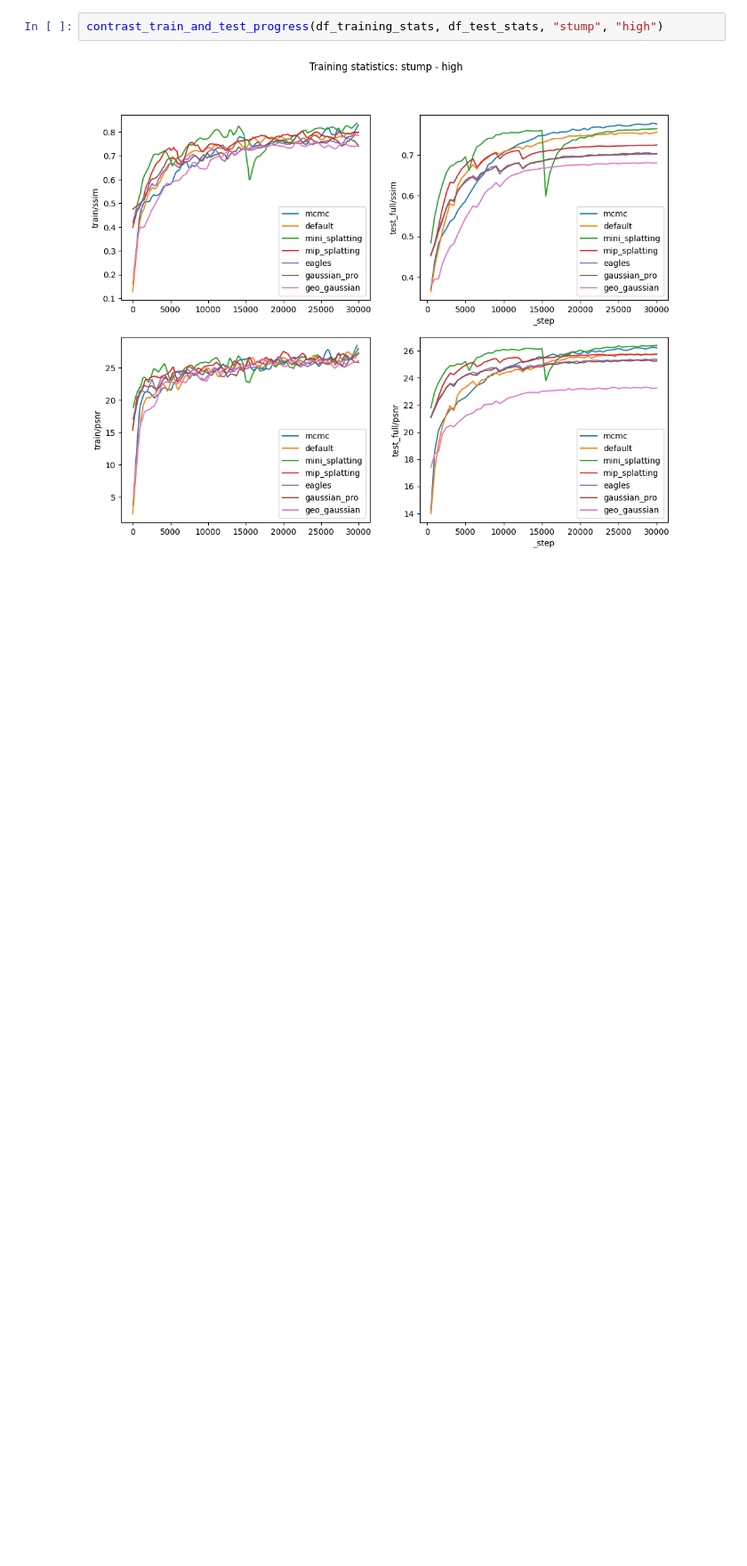
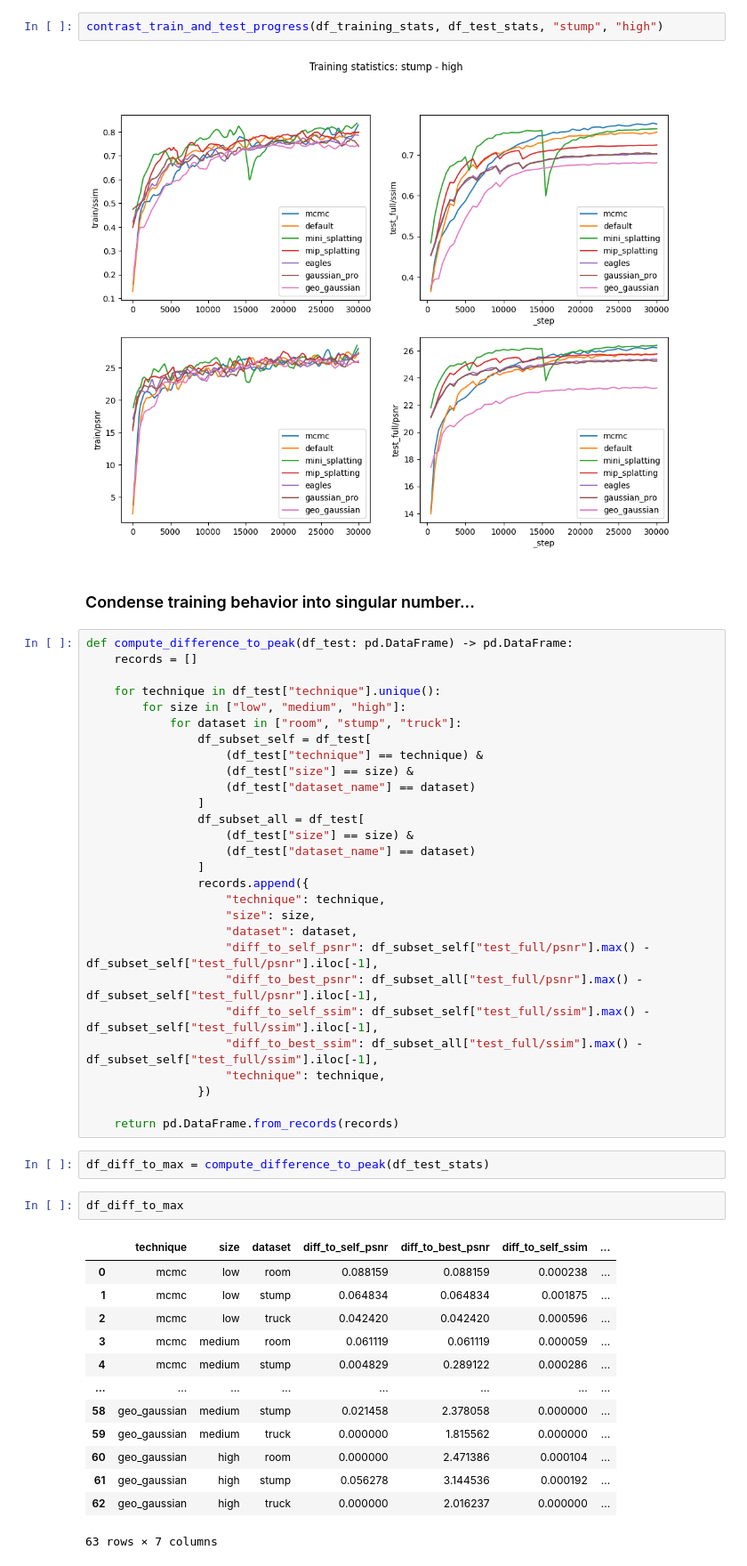
Before and after one commit to PaulErpen/wandb-data-analysis, a Jupyter notebook: wandb-data-analysis.ipynb, the cells around one changed output. Shown at 89% size. Saved outputs shown, nothing was run; the diff lists cells and outputs as text; blank space fills up the shorter version.

```diff
--- a/wandb-data-analysis.ipynb
+++ b/wandb-data-analysis.ipynb
@@ -278,3 +278,51 @@ contrast_train_and_test_progress(df_training_stats, df_test_stats, "stump", "med
 contrast_train_and_test_progress(df_training_stats, df_test_stats, "stump", "high")
 # %% [output]
 [figure]
+# %% [markdown]
+### Condense training behavior into singular number...
+# %%
+def compute_difference_to_peak(df_test: pd.DataFrame) -> pd.DataFrame:
+    records = []
+
+    for technique in df_test["technique"].unique():
+        for size in ["low", "medium", "high"]:
+            for dataset in ["room", "stump", "truck"]:
+                df_subset_self = df_test[
+                    (df_test["technique"] == technique) &
+                    (df_test["size"] == size) &
+                    (df_test["dataset_name"] == dataset)
+                ]
+                df_subset_all = df_test[
+                    (df_test["size"] == size) &
+                    (df_test["dataset_name"] == dataset)
+                ]
+                records.append({
+                    "technique": technique,
+                    "size": size,
+                    "dataset": dataset,
+                    "diff_to_self_psnr": df_subset_self["test_full/psnr"].max() - df_subset_self["test_full/psnr"].iloc[-1],
+                    "diff_to_best_psnr": df_subset_all["test_full/psnr"].max() - df_subset_self["test_full/psnr"].iloc[-1],
+                    "diff_to_self_ssim": df_subset_self["test_full/ssim"].max() - df_subset_self["test_full/ssim"].iloc[-1],
+                    "diff_to_best_ssim": df_subset_all["test_full/ssim"].max() - df_subset_self["test_full/ssim"].iloc[-1],
+                    "technique": technique,
+                })
+
+    return pd.DataFrame.from_records(records)
+# %%
+df_diff_to_max = compute_difference_to_peak(df_test_stats)
+# %%
+df_diff_to_max
+# %% [output]
+|  | technique | size | dataset | diff_to_self_psnr | diff_to_best_psnr | diff_to_self_ssim | ... |
+| 0 | mcmc | low | room | 0.088159 | 0.088159 | 0.000238 | ... |
+| 1 | mcmc | low | stump | 0.064834 | 0.064834 | 0.001875 | ... |
+| 2 | mcmc | low | truck | 0.042420 | 0.042420 | 0.000596 | ... |
+| 3 | mcmc | medium | room | 0.061119 | 0.061119 | 0.000059 | ... |
+| 4 | mcmc | medium | stump | 0.004829 | 0.289122 | 0.000286 | ... |
+| ... | ... | ... | ... | ... | ... | ... | ... |
+| 58 | geo_gaussian | medium | stump | 0.021458 | 2.378058 | 0.000000 | ... |
+| 59 | geo_gaussian | medium | truck | 0.000000 | 1.815562 | 0.000000 | ... |
+| 60 | geo_gaussian | high | room | 0.000000 | 2.471386 | 0.000104 | ... |
+| 61 | geo_gaussian | high | stump | 0.056278 | 3.144536 | 0.000192 | ... |
+| 62 | geo_gaussian | high | truck | 0.000000 | 2.016237 | 0.000000 | ... |
+63 rows × 7 columns
```
Also changed, not shown: parts of 2 cells of this notebook.
